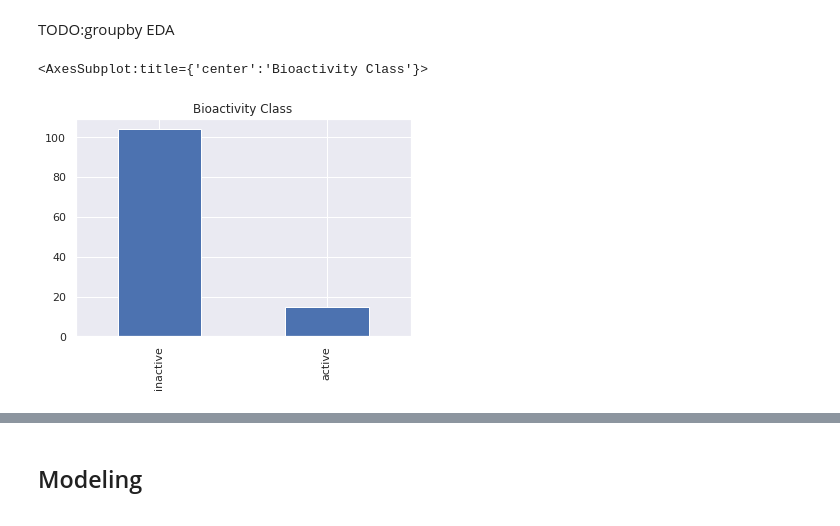
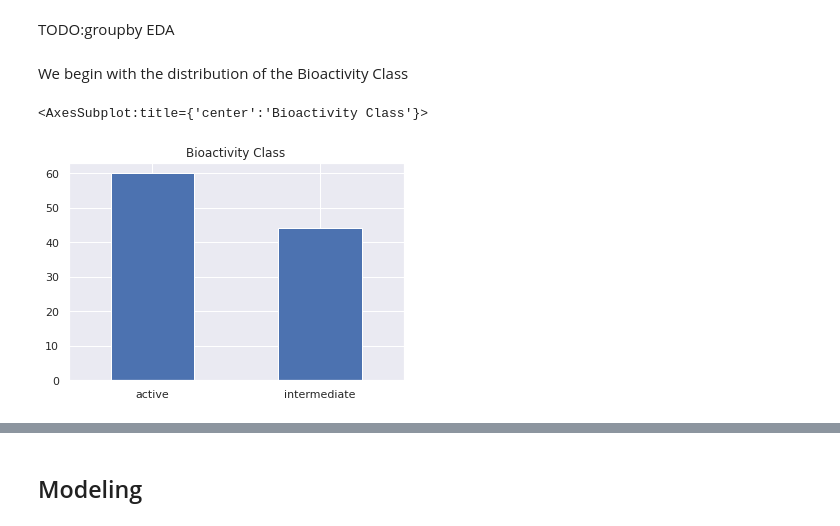
Before and after one commit to ksooklall/CUNY-SPS-Masters-DS, a Jupyter notebook: DATA_602/Drug Discovery.ipynb, the cells around one changed output, grey strips where cells are left out. Saved outputs shown, nothing was run; the diff lists cells and outputs as text; code cells hidden in the pictures.

```diff
--- a/DATA_602/Drug Discovery.ipynb
+++ b/DATA_602/Drug Discovery.ipynb
@@ -197,2 +198,3 @@ pdf.shape
 # %%
-udf = pd.DataFrame(pdf.tolist()).apply(pd.to_numeric)
+padel_df = pd.DataFrame(pdf.tolist()).apply(pd.to_numeric)
+padel_df.head()
@@ -214,0 +211,5 @@ udf
+# %%
+zero_cols = padel_df.sum().loc[lambda x: x<10]
+ones_cols = padel_df.sum().loc[lambda x: x>100]
+print(f'Columns that are mostly 0s: {zero_cols.shape[0]}')
+print(f'Columns that are mostly 1s: {ones_cols.shape[0]}')
@@ -214,0 +219,3 @@ udf
+# %%
+padel_df = padel_df.drop(zero_cols.index.tolist() + ones_cols.index.tolist(), axis=1)
+padel_df.head()
@@ -214,0 +238,3 @@ udf
+# %%
+df = df.merge(padel_df, left_index=True, right_index=True)
+df.head()
@@ -223,5 +253,7 @@ import matplotlib.pyplot as plt
+# %% [markdown]
+We begin with the distribution of the Bioactivity Class
 # %%
-ndf['bioactivity_class'].value_counts().plot(kind='bar', title='Bioactivity Class')
+df['bioactivity_class'].value_counts().plot(kind='bar', title='Bioactivity Class', rot=0)
 # %% [output]
 <AxesSubplot:title={'center':'Bioactivity Class'}>
-[figure, old version]
+[figure, new version]
```
Also changed, not shown: parts of 69 cells of this notebook, 1 other file.
